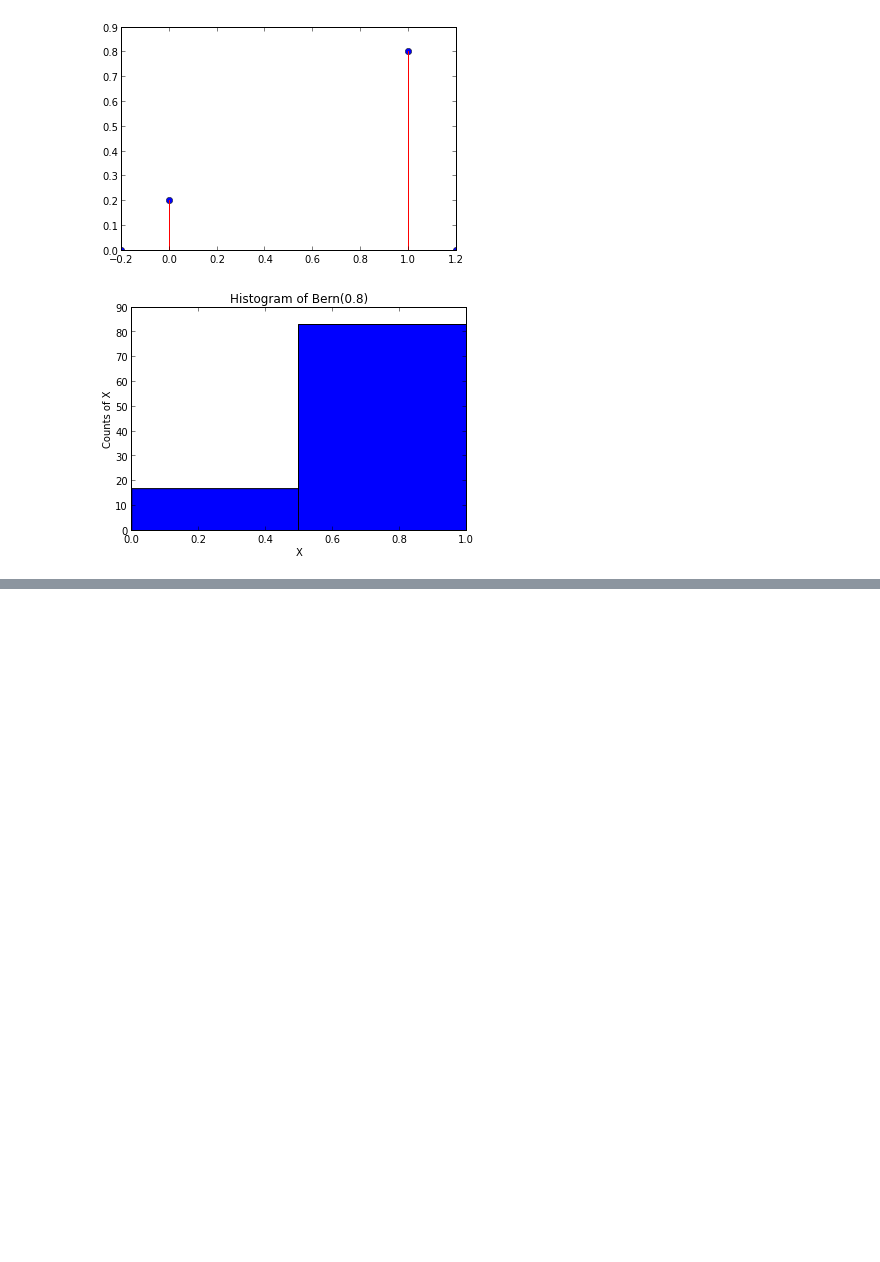
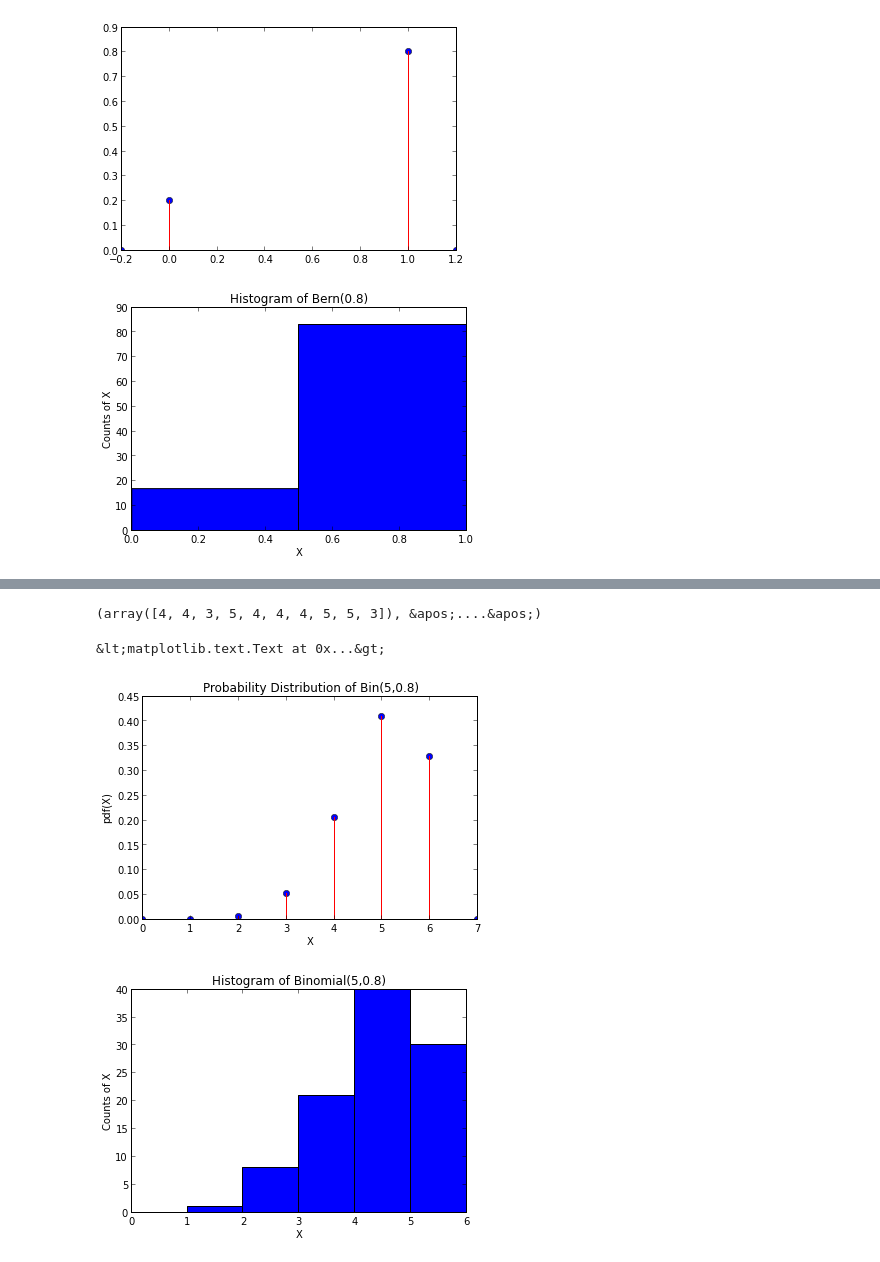
Before and after one commit to smoitra87/scratch, a Jupyter notebook: notebookdb/HypTestingRecitation.ipynb, the cells around one changed output, grey strips where cells are left out. Drawn from its saved outputs; the diff is of its cells as text; code cells hidden in the pictures; blank space fills up the shorter version.

Commit message:
Binomial Distribution

```diff
--- a/notebookdb/HypTestingRecitation.ipynb
+++ b/notebookdb/HypTestingRecitation.ipynb
@@ -21,0 +21,7 @@ array([ 0.73321548,  0.32926164,  0.28462085,  0.70643132,  0.60410941,        0
+# %%
+n,p = 5,0.8x = binomial(n,p,100)print(x[0:10],"....")from scipy.stats import binomfigure()y = binom(n,p)z = [0]z.extend(map(lambda x: y.pmf(x),range(n+1)))z.append(0)stem(range(n+3),z,'r')xlabel('X')ylabel('pdf(X)')title('Probability Distribution of Bin({},{})'.format(n,p))figure()hist(x,bins=n+1,range=[0,n+1])xlabel('X')ylabel('Counts of X')title('Histogram of Binomial({},{})'.format(n,p))
+# %% [output]
+(array([4, 4, 3, 5, 4, 4, 4, 5, 5, 3]), &apos;....&apos;)
+&lt;matplotlib.text.Text at 0x...&gt;
+[figure, added]
+[figure, added]
```
Also changed, not shown: parts of 2 cells of this notebook.
